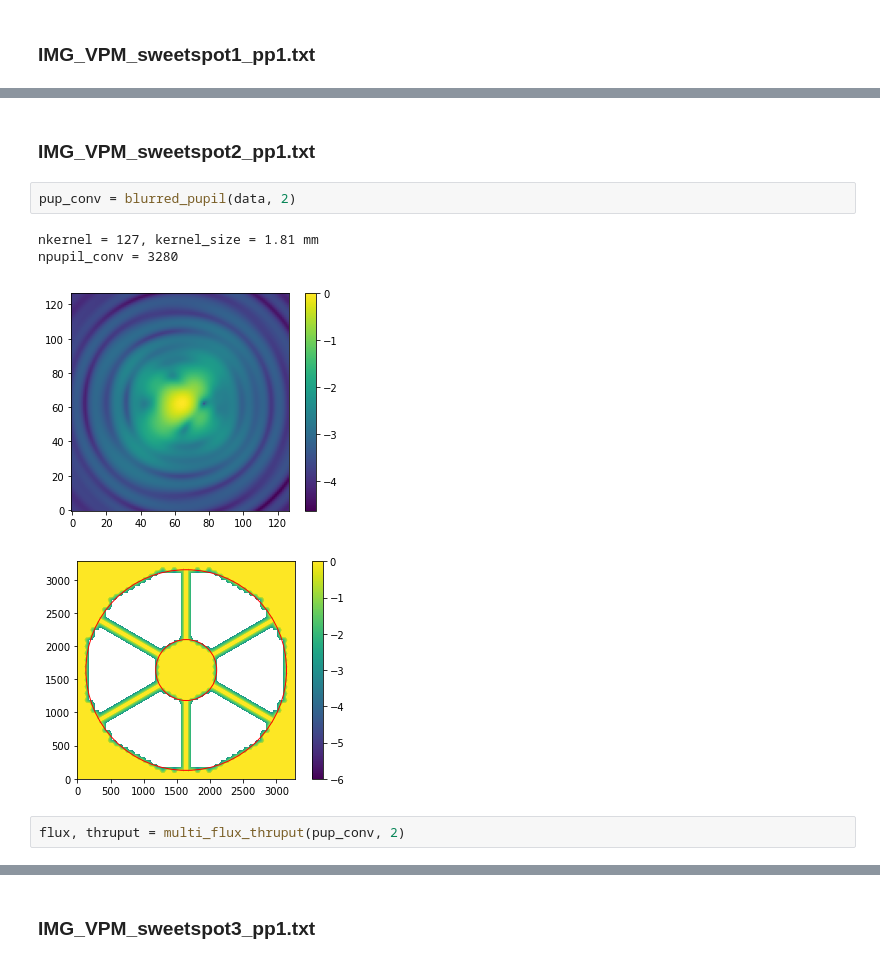
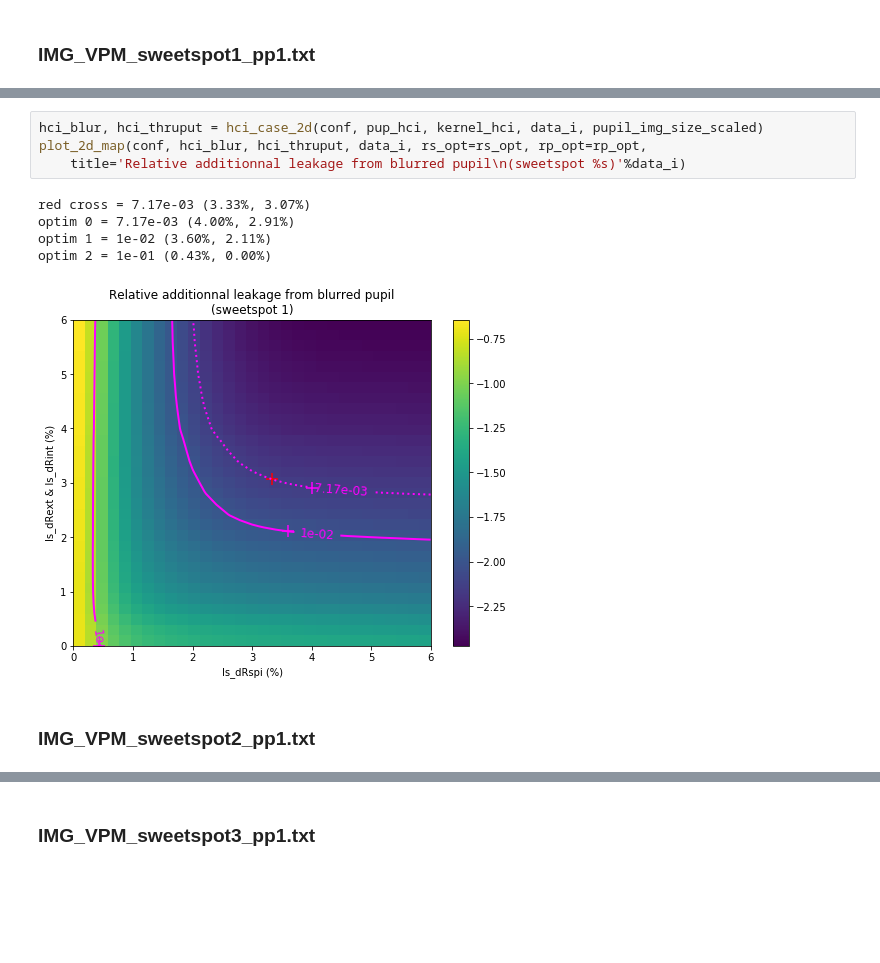
Before and after one commit to vortex-exoplanet/HEEPS, a Jupyter notebook: tools/pupil/pupil_blurring_IMG.ipynb, the cells around one changed output, grey strips where cells are left out. Cells and saved outputs as stored; diff of their text form; blank space fills up the shorter version.

```diff
--- a/tools/pupil/pupil_blurring_IMG.ipynb
+++ b/tools/pupil/pupil_blurring_IMG.ipynb
@@ -217,11 +356,12 @@ max thruput = (0.92%, 0.80%)
+# %%
+hci_blur, hci_thruput = hci_case_2d(conf, pup_hci, kernel_hci, data_i, pupil_img_size_scaled)
+plot_2d_map(conf, hci_blur, hci_thruput, data_i, rs_opt=rs_opt, rp_opt=rp_opt,
+    title='Relative additionnal leakage from blurred pupil\n(sweetspot %s)'%data_i)
+# %% [output]
+red cross = 7.17e-03 (3.33%, 3.07%)
+optim 0 = 7.17e-03 (4.00%, 2.91%)
+optim 1 = 1e-02 (3.60%, 2.11%)
+optim 2 = 1e-01 (0.43%, 0.00%)
+[figure, added]
 # %% [markdown]
 ### IMG_VPM_sweetspot2_pp1.txt
-# %%
-pup_conv = blurred_pupil(data, 2)
-# %% [output]
-nkernel = 127, kernel_size = 1.81 mm
-npupil_conv = 3280
-[figure, removed]
-[figure, removed]
-# %%
-flux, thruput = multi_flux_thruput(pup_conv, 2)
```
Also changed, not shown: parts of 56 cells of this notebook.
